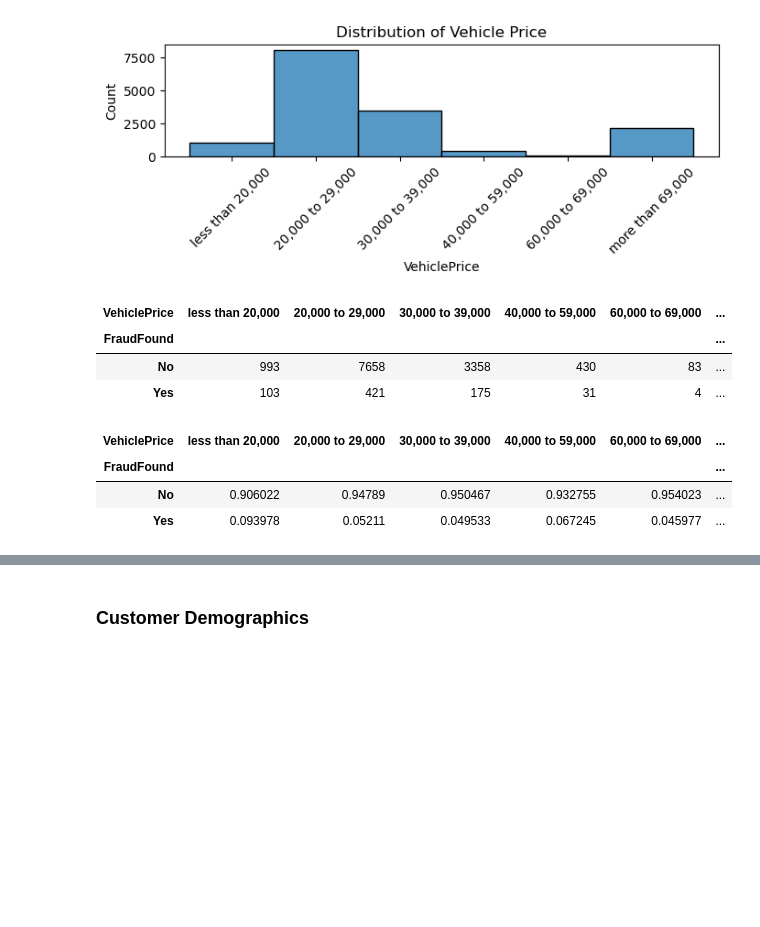
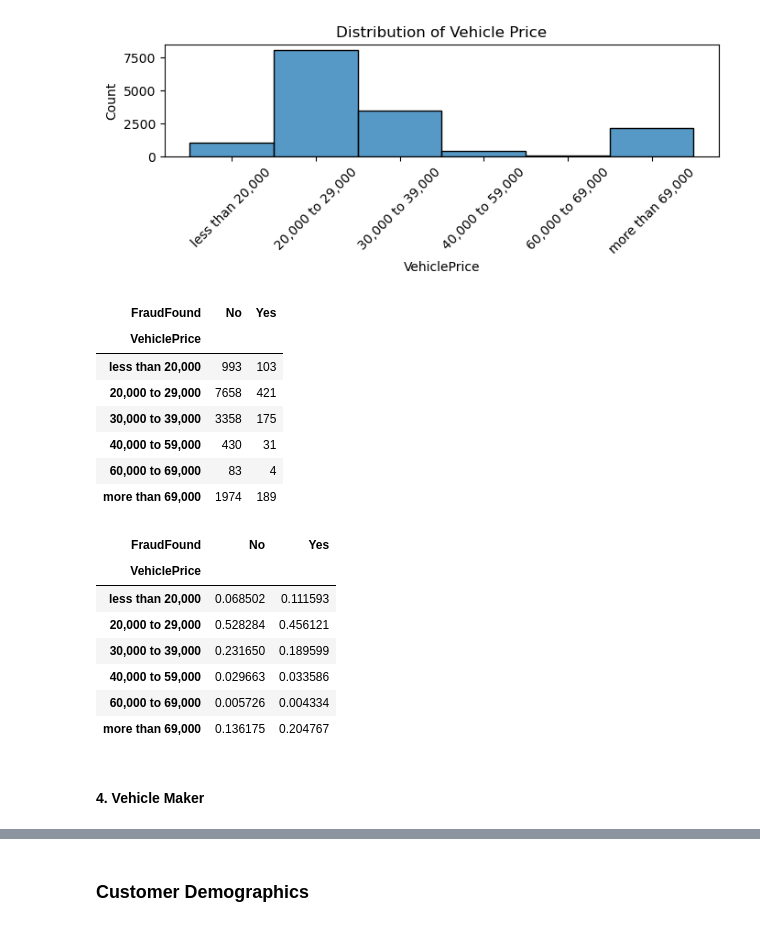
Before and after one commit to fatinshariff/auto-insurance-fraud-detection, a Jupyter notebook: 01_data_exploration.ipynb, the cells around one changed output, grey strips where cells are left out. Saved outputs shown, nothing was run; the diff lists cells and outputs as text; code cells hidden in the pictures; blank space fills up the shorter version.

```diff
--- a/01_data_exploration.ipynb
+++ b/01_data_exploration.ipynb
@@ -385,18 +405,28 @@ plt.show()
 # %% [output]
 [figure]
 # %%
-table = df.groupby('FraudFound')['VehiclePrice'].value_counts().unstack()
+table = df.groupby('VehiclePrice')['FraudFound'].value_counts().unstack()
 percent_table = table.apply(lambda x: x / x.sum(), axis=0)
 table
 # %% [output]
-| VehiclePrice | less than 20,000 | 20,000 to 29,000 | 30,000 to 39,000 | 40,000 to 59,000 | 60,000 to 69,000 | ... |
-| FraudFound |  |  |  |  |  | ... |
-| No | 993 | 7658 | 3358 | 430 | 83 | ... |
-| Yes | 103 | 421 | 175 | 31 | 4 | ... |
+| FraudFound | No | Yes |
+| VehiclePrice |  |  |
+| less than 20,000 | 993 | 103 |
+| 20,000 to 29,000 | 7658 | 421 |
+| 30,000 to 39,000 | 3358 | 175 |
+| 40,000 to 59,000 | 430 | 31 |
+| 60,000 to 69,000 | 83 | 4 |
+| more than 69,000 | 1974 | 189 |
 # %%
 percent_table
 # %% [output]
-| VehiclePrice | less than 20,000 | 20,000 to 29,000 | 30,000 to 39,000 | 40,000 to 59,000 | 60,000 to 69,000 | ... |
-| FraudFound |  |  |  |  |  | ... |
-| No | 0.906022 | 0.94789 | 0.950467 | 0.932755 | 0.954023 | ... |
-| Yes | 0.093978 | 0.05211 | 0.049533 | 0.067245 | 0.045977 | ... |
+| FraudFound | No | Yes |
+| VehiclePrice |  |  |
+| less than 20,000 | 0.068502 | 0.111593 |
+| 20,000 to 29,000 | 0.528284 | 0.456121 |
+| 30,000 to 39,000 | 0.231650 | 0.189599 |
+| 40,000 to 59,000 | 0.029663 | 0.033586 |
+| 60,000 to 69,000 | 0.005726 | 0.004334 |
+| more than 69,000 | 0.136175 | 0.204767 |
+# %% [markdown]
+#### 4. Vehicle Maker
```
Also changed, not shown: parts of 7 cells of this notebook, 1 other file.
